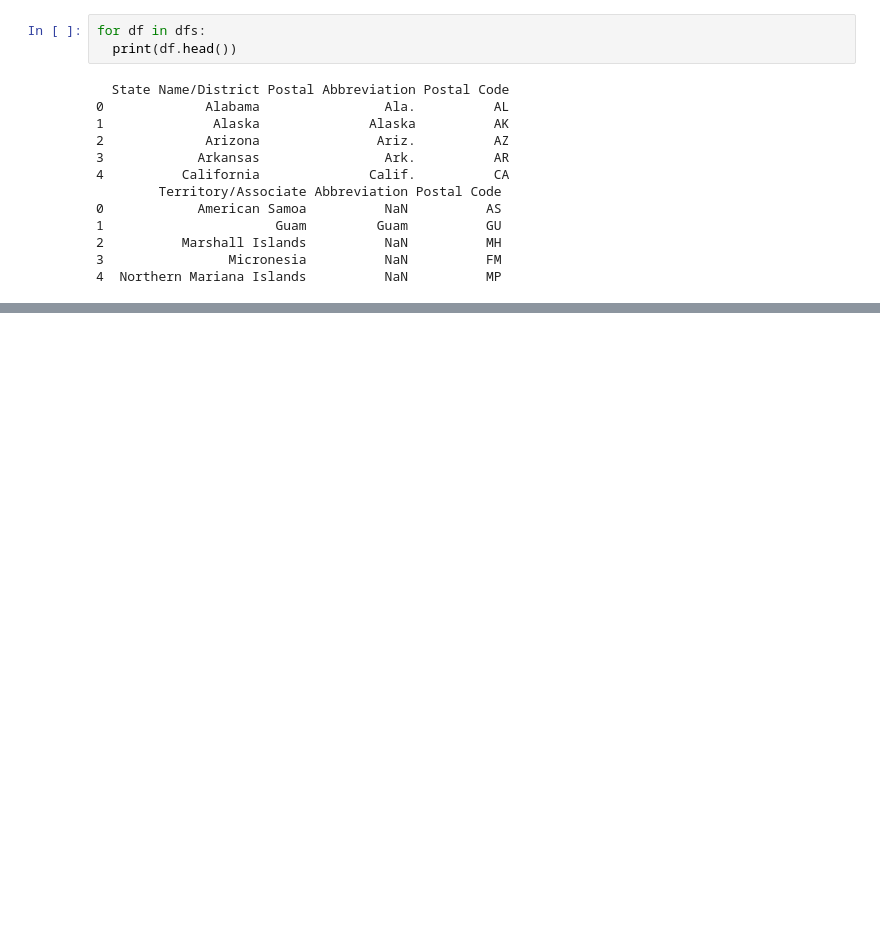
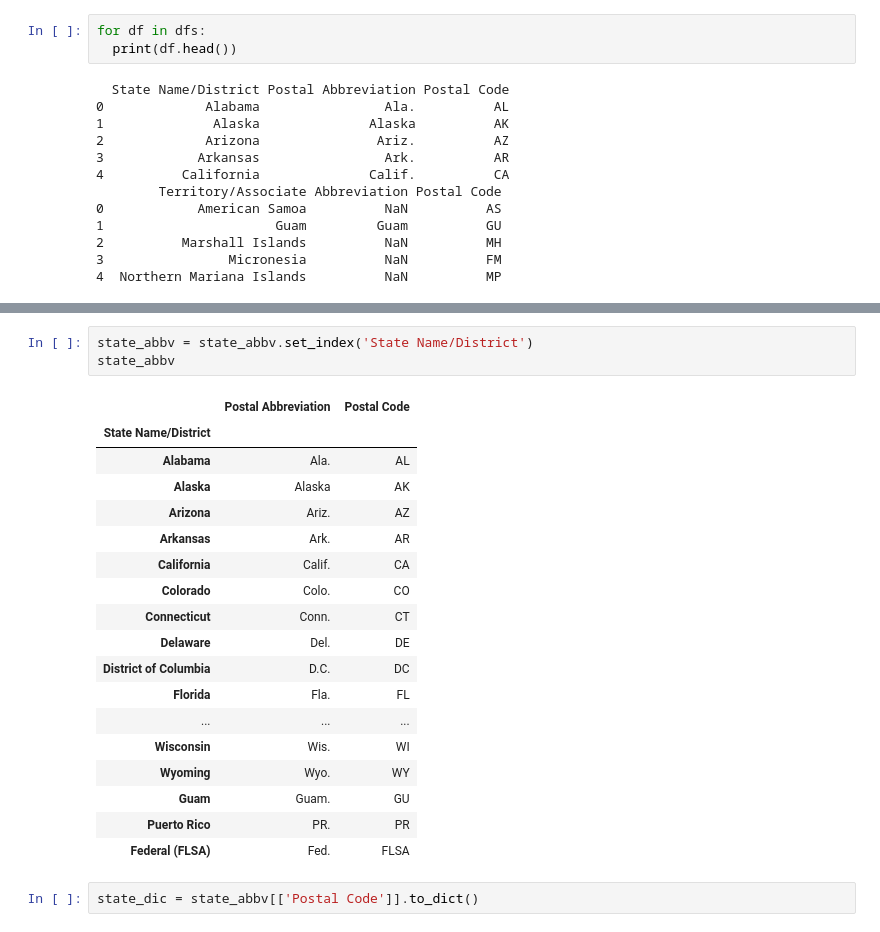
Before and after one commit to bdfd/Portfolio_Project_15OP-US_Minimum_Wage, a Jupyter notebook: US_Minimum_Wage.ipynb, the cells around one changed output, grey strips where cells are left out. Drawn from its saved outputs; the diff is of its cells as text; blank space fills up the shorter version.

```diff
--- a/US_Minimum_Wage.ipynb
+++ b/US_Minimum_Wage.ipynb
@@ -522,0 +397,24 @@ print("训练集上的平均精准度：%0.2f（+/-%0.2f）" % (score1.mean(),sc
+# %%
+state_abbv = state_abbv.set_index('State Name/District')
+state_abbv
+# %% [output]
+|  | Postal Abbreviation | Postal Code |
+| State Name/District |  |  |
+| Alabama | Ala. | AL |
+| Alaska | Alaska | AK |
+| Arizona | Ariz. | AZ |
+| Arkansas | Ark. | AR |
+| California | Calif. | CA |
+| Colorado | Colo. | CO |
+| Connecticut | Conn. | CT |
+| Delaware | Del. | DE |
+| District of Columbia | D.C. | DC |
+| Florida | Fla. | FL |
+| ... | ... | ... |
+| Wisconsin | Wis. | WI |
+| Wyoming | Wyo. | WY |
+| Guam | Guam. | GU |
+| Puerto Rico | PR. | PR |
+| Federal (FLSA) | Fed. | FLSA |
+# %%
+state_dic = state_abbv[['Postal Code']].to_dict()
```
Also changed, not shown: parts of 29 cells of this notebook.
